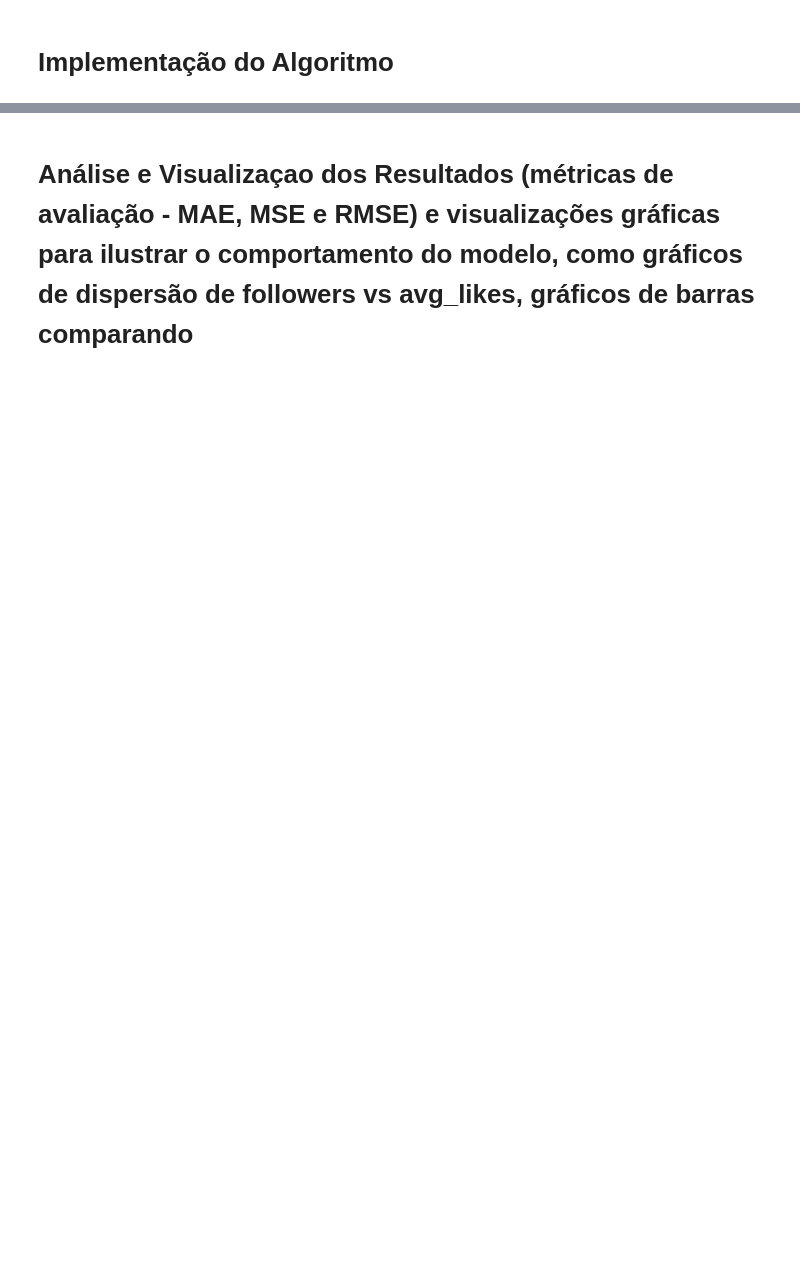
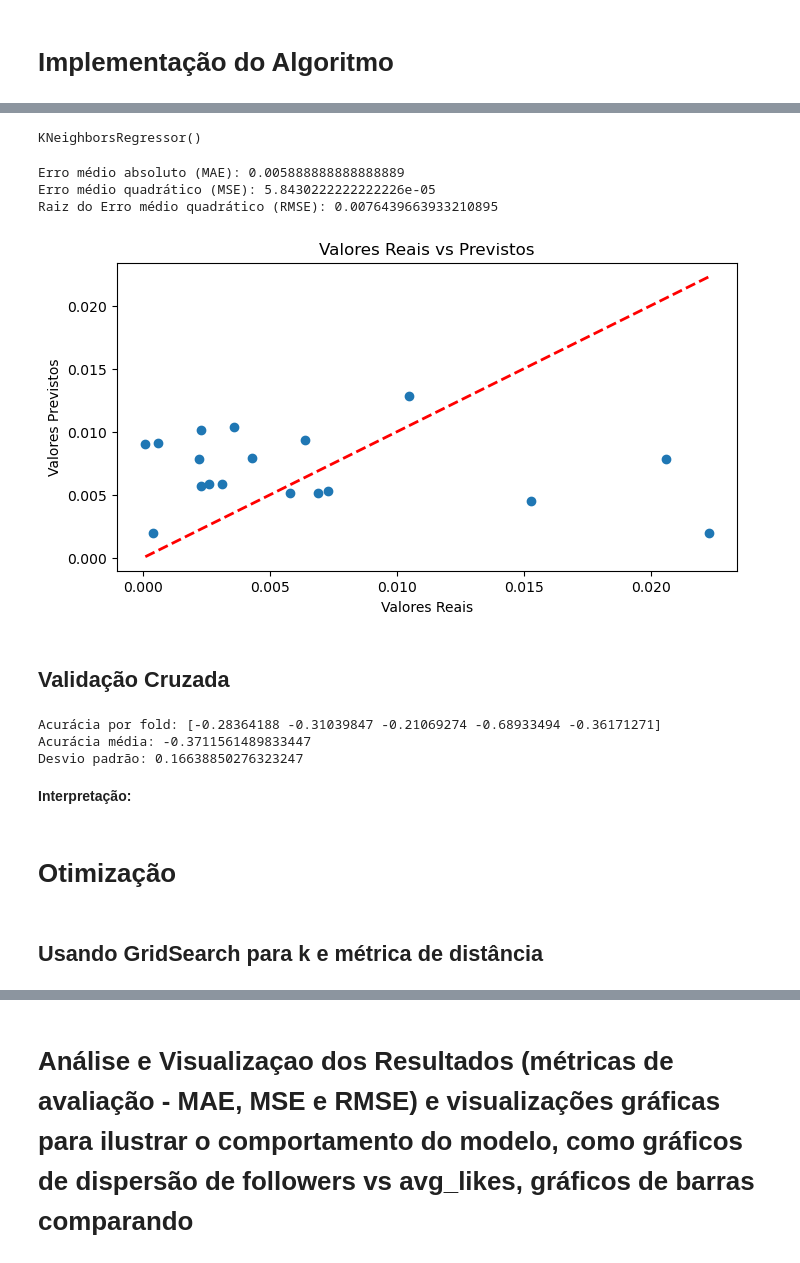
Before and after one commit to lusgaoliveira/restic-desafio-knn-regressao, a Jupyter notebook: knn.ipynb, the cells around one changed output, grey strips where cells are left out. Cells and saved outputs as stored; diff of their text form; code cells hidden in the pictures; blank space fills up the shorter version.

Commit message:
Removi outliers, normalizei, utilizei o GridSearch para otimizar às métricas e fim validação cruzada

```diff
--- a/knn.ipynb
+++ b/knn.ipynb
@@ -347,3 +348,8 @@ Name: count, dtype: int64
 [figure]
 # %% [markdown]
 **Interpretação:** Como podemos observar nos gráficos, especialmente no boxplot, a substituição de valores NaN pela moda não agrega valor significativo à distribuição da variável. Na realidade, ocorre o oposto: a substituição pela moda resulta em um aumento excessivo de valores concentrados em torno de um único valor (a moda), o que pode prejudicar a qualidade do modelo. Isso ocorre porque, no contexto de um modelo como o KNN, essa concentração pode introduzir uma distorção nas distâncias calculadas, tornando-as mais semelhantes entre os pontos que possuem a moda como valor.
+# %%
+# Dropo todas as linhas que têm NaN na coluna 'country'
+df = df.dropna(subset=['country'])
+
+df.isnull().sum()
@@ -355,6 +405,6 @@ from sklearn.model_selection import train_test_split
 # %%
-X = df.drop(columns=['avg_likes', 'channel_info'])
-y = df['avg_likes']
+X = df.drop(columns=['channel_info', '60_day_eng_rate'])
+y = df['60_day_eng_rate']
 # %%
 X_train, X_test, y_train, y_test = train_test_split(X, y, test_size=0.2, random_state=42)
 print(X_train.shape, y_train.shape)
@@ -361,3 +413,60 @@ print(X_train.shape, y_train.shape)
 # %%
-neigh = KNeighborsRegressor(n_neighbors=2)
-neigh.fit(X_train, y_train)
+model = KNeighborsRegressor(n_neighbors=5)
+model.fit(X_train, y_train)
+# %% [output]
+KNeighborsRegressor()
+# %%
+# Realizando a predição com o conjunto de teste
+y_pred = model.predict(X_test)
+
+# Calculando o média de erro absoluto
+mae = mean_absolute_error(y_test, y_pred)
+
+# Calculando o MSE (Erro Quadrático Médio)
+mse = mean_squared_error(y_test, y_pred)
+
+# Calculando o RMSE (Raiz do Erro Quadrático Médio)
+rmse = np.sqrt(mse)
+
+# Aqui exibi as métricas
+print(f'Erro médio absoluto (MAE): {mae}')
+print(f'Erro médio quadrático (MSE): {mse}')
+print(f'Raiz do Erro médio quadrático (RMSE): {rmse}')
+
+#Visualiznado os reais x previstos
+plt.figure(figsize=(8,4))
+plt.scatter(y_test, y_pred)
+
+min_value = min(min(y_test), min(y_pred))
+max_value = max(max(y_test), max(y_pred))
+plt.plot([min_value, max_value], [min_value, max_value], color='red', linestyle = '--', lw=2)
+plt.title('Valores Reais vs Previstos')
+plt.xlabel('Valores Reais')
+plt.ylabel('Valores Previstos')
+plt.show()
+# %% [output]
+Erro médio absoluto (MAE): 0.005888888888888889
+Erro médio quadrático (MSE): 5.8430222222222226e-05
+Raiz do Erro médio quadrático (RMSE): 0.0076439663933210895
+[figure, added]
+# %% [markdown]
+## Validação Cruzada
+# %%
+from sklearn.model_selection import cross_val_score
+
+scores = cross_val_score(model, X, y, cv=5)
+
+# Exibir as métricas de avaliação
+print("Acurácia por fold:", scores)
+print("Acurácia média:", np.mean(scores))
+print("Desvio padrão:", np.std(scores))
+# %% [output]
+Acurácia por fold: [-0.28364188 -0.31039847 -0.21069274 -0.68933494 -0.36171271]
+Acurácia média: -0.3711561489833447
+Desvio padrão: 0.16638850276323247
+# %% [markdown]
+**Interpretação:**
+# %% [markdown]
+# Otimização
+# %% [markdown]
+## Usando GridSearch para k e métrica de distância
```
Also changed, not shown: parts of 32 cells of this notebook.
